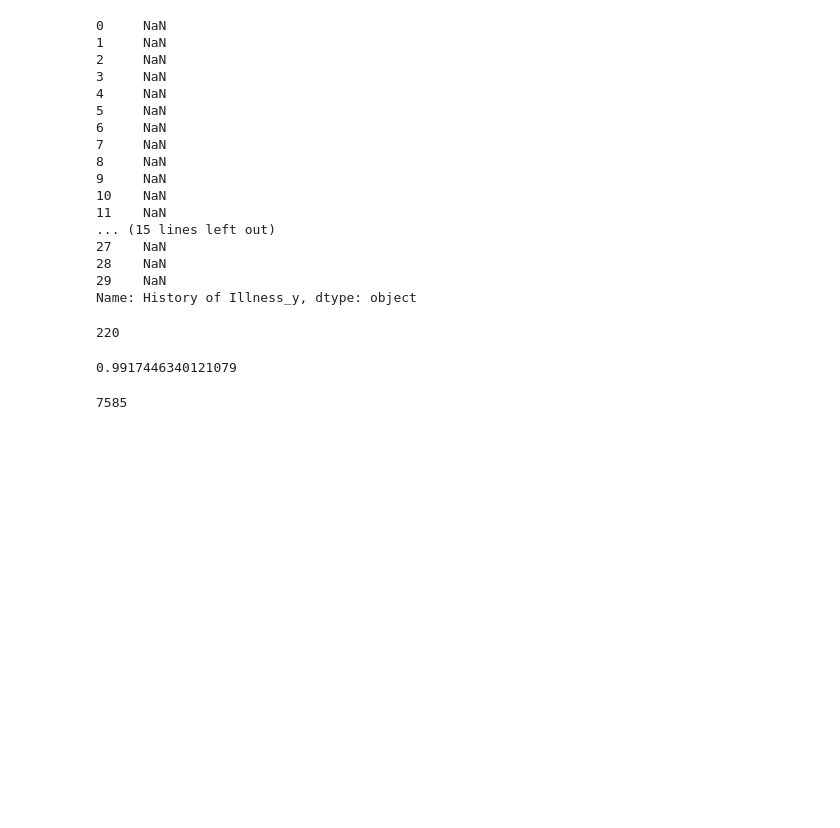
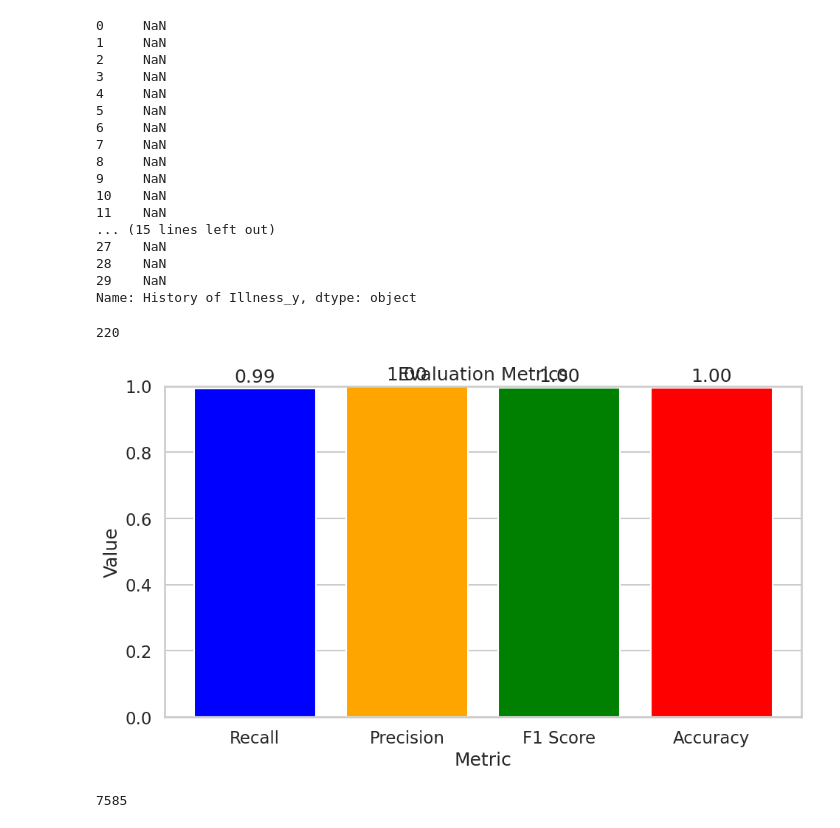
Before and after one commit to miniloda/AI4PEP, a Jupyter notebook: NER/03-time-series/Training Spacy.ipynb, the cells around one changed output. Cells and saved outputs as stored; diff of their text form; code cells hidden in the pictures; blank space fills up the shorter version.

```diff
--- a/NER/03-time-series/Training Spacy.ipynb
+++ b/NER/03-time-series/Training Spacy.ipynb
@@ -72,7 +73,7 @@ To train the spacy model, we will use the following steps:
 # Load the spacy model
 nlp = spacy.load("en_core_web_sm")
 # %%
-df_sample = df.sample(n=5000)
+df_sample = df.sample(n=1000)
 # %%
 from sklearn.model_selection import train_test_split
 train, test = train_test_split(df_sample, test_size=0.2)
@@ -527,7 +543,7 @@ df2_not_in_df1 = df2_not_in_df1.drop(columns=['_merge'])
 df2_not_in_df1.reset_index(drop=True, inplace=True)
 # %%
 FN = len(df1_not_in_df2)
-FP = 3
+FP = 4
 TP = len(df1) - FN
 TN = len(df2) - FP
 # %%
@@ -587,9 +603,29 @@ len(df1_not_in_df2.columns)
 # %% [output]
 220
 # %%
-recall
+import matplotlib.pyplot as plt
+
+# Step 1: Prepare the data
+metrics = ['Recall', 'Precision', 'F1 Score', 'Accuracy']
+values = [recall, precision, f1_score, accuracy]  # Use the actual values of recall, precision, f1_score, and accuracy
+
+# Step 2: Set up the plot
+plt.figure(figsize=(10, 6))
+plt.bar(metrics, values, color=['blue', 'orange', 'green', 'red'])
+
+# Step 3: Customize the plot
+plt.title('Evaluation Metrics')
+plt.xlabel('Metric')
+plt.ylabel('Value')
+plt.ylim(0, 1)  # Assuming the values are between 0 and 1
+for i, value in enumerate(values):
+    plt.text(i, value + 0.02, f"{value:.2f}", ha='center')
+
+# Step 4: Display the plot
+plt.tight_layout()
+plt.show()
 # %% [output]
-0.9917446340121079
+[figure, added]
 # %%
 len(df)
 # %% [output]
```
Also changed, not shown: parts of 17 cells of this notebook, 13 other files.
